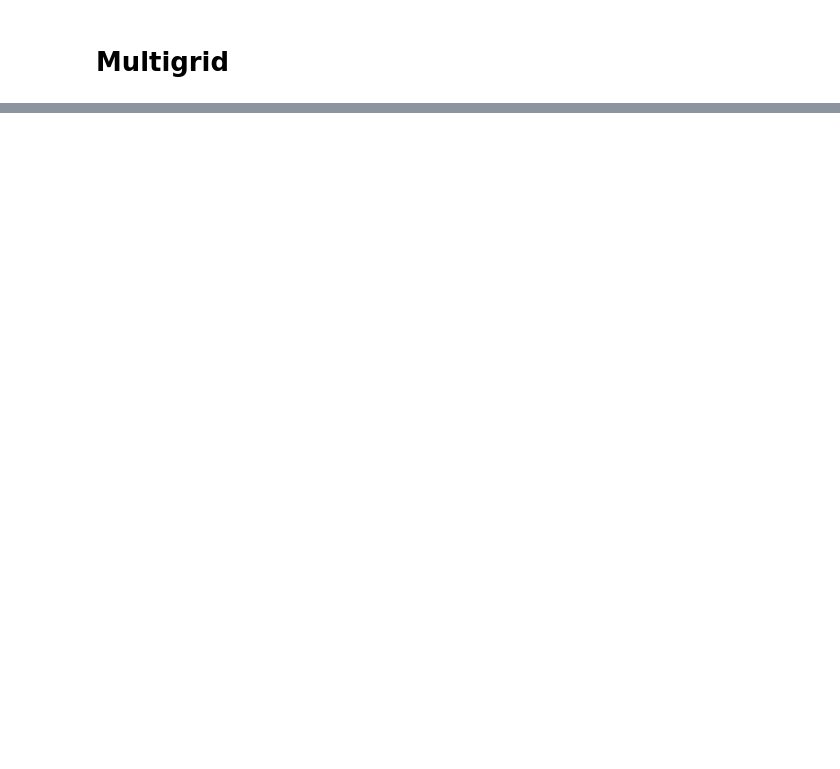
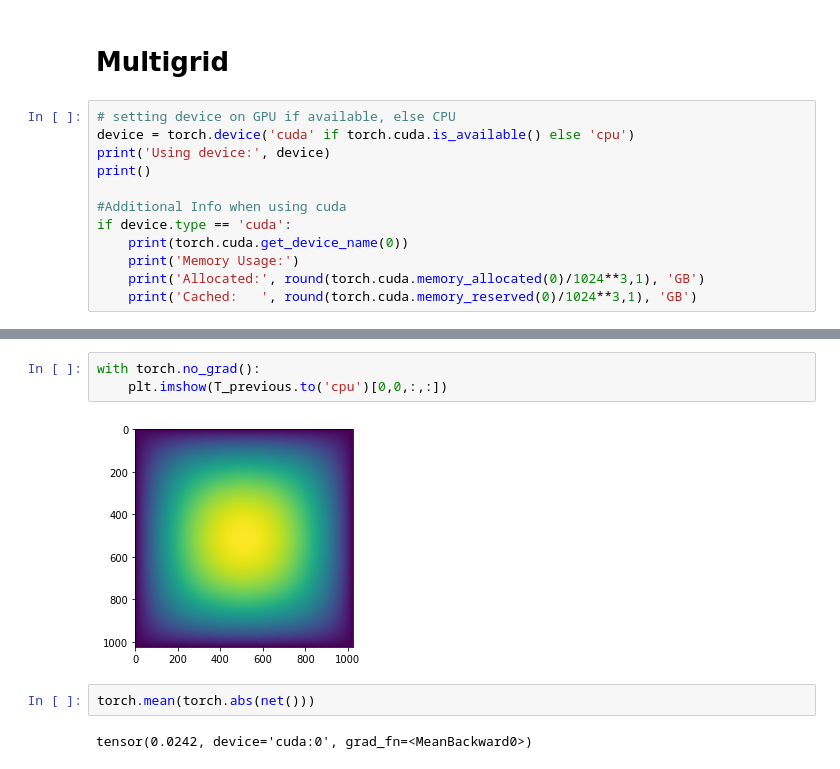
Before and after one commit to abauville/Notes_Neural_Network, a Jupyter notebook: CNN_solver.ipynb, the cells around one changed output, grey strips where cells are left out. Cells and saved outputs as stored; diff of their text form; blank space fills up the shorter version.

```diff
--- a/CNN_solver.ipynb
+++ b/CNN_solver.ipynb
@@ -157,2 +155,14 @@ KeyboardInterrupt:
 # %% [markdown]
 # Multigrid
+# %%
+# setting device on GPU if available, else CPU
+device = torch.device('cuda' if torch.cuda.is_available() else 'cpu')
+print('Using device:', device)
+print()
+
+#Additional Info when using cuda
+if device.type == 'cuda':
+    print(torch.cuda.get_device_name(0))
+    print('Memory Usage:')
+    print('Allocated:', round(torch.cuda.memory_allocated(0)/1024**3,1), 'GB')
+    print('Cached:   ', round(torch.cuda.memory_reserved(0)/1024**3,1), 'GB')
@@ -215,0 +248,9 @@ solve: 51.33
+# %%
+with torch.no_grad():
+    plt.imshow(T_previous.to('cpu')[0,0,:,:])
+# %% [output]
+[figure, added]
+# %%
+torch.mean(torch.abs(net()))
+# %% [output]
+tensor(0.0242, device='cuda:0', grad_fn=<MeanBackward0>)
```
Also changed, not shown: parts of 5 cells of this notebook.
